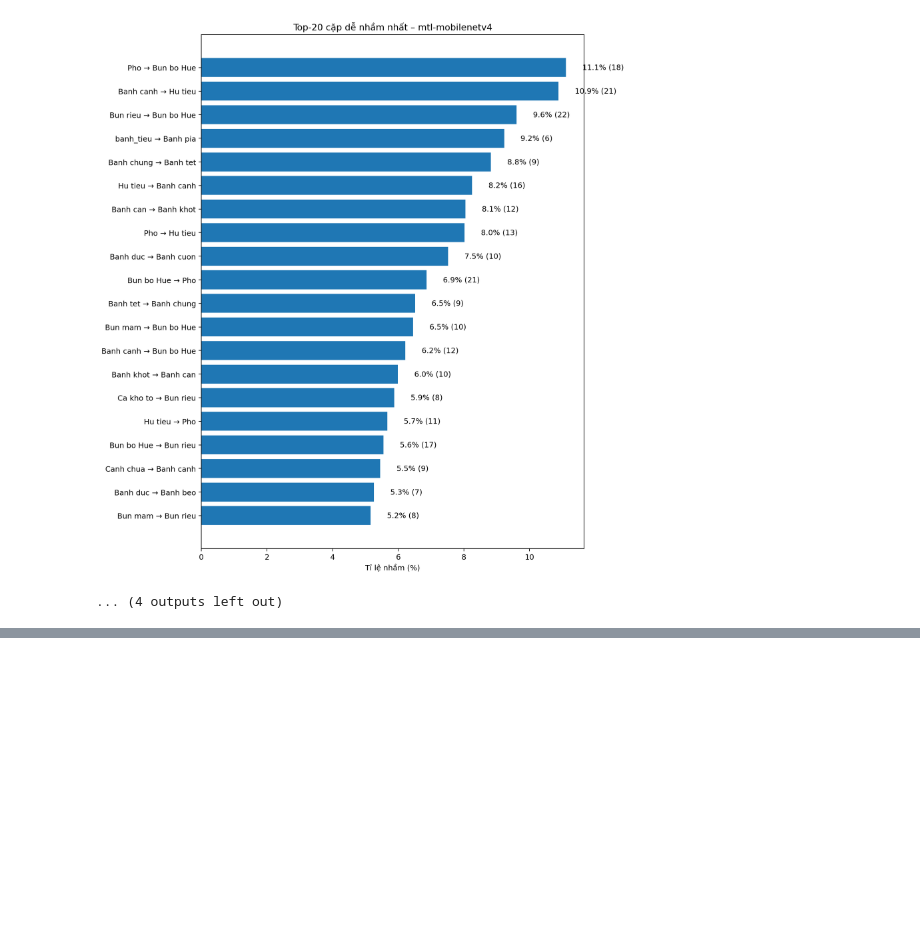
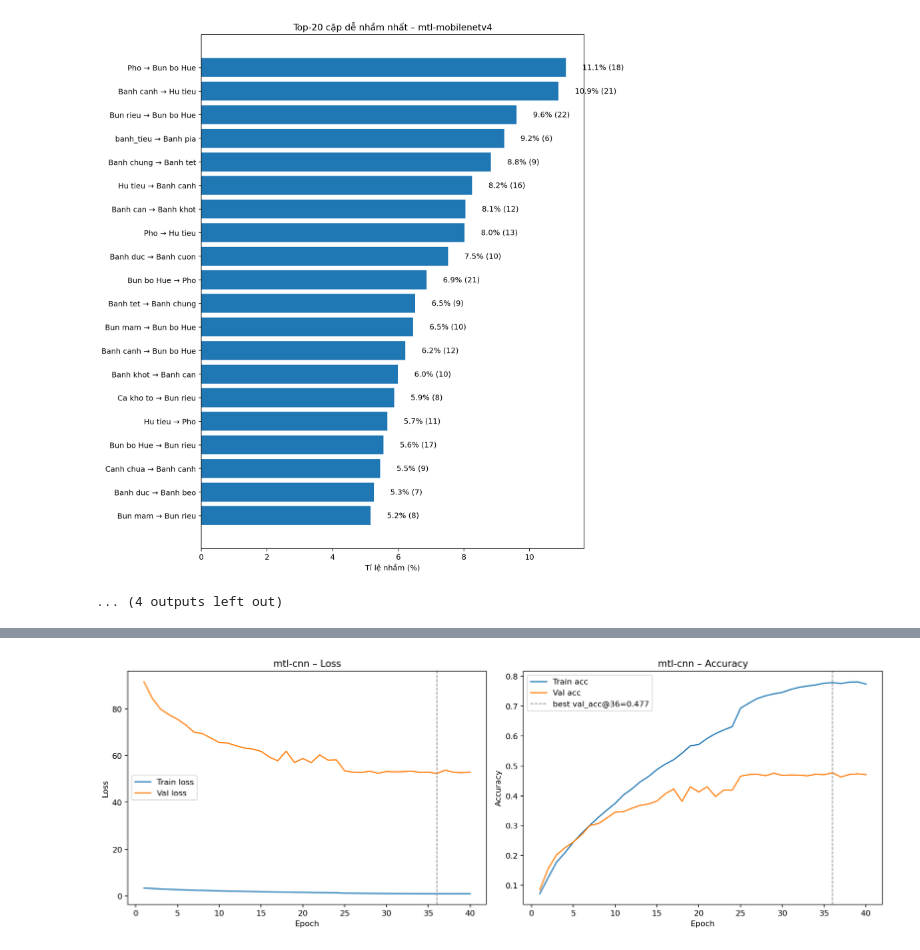
Before and after one commit to quangthai87vn/DL-DuDoan33MonAnVietNam, a Jupyter notebook: Danh Gia Mo Hinh.ipynb, the cells around one changed output, grey strips where cells are left out. Cells and saved outputs as stored; diff of their text form; code cells hidden in the pictures; blank space fills up the shorter version.

```diff
--- a/Danh Gia Mo Hinh.ipynb
+++ b/Danh Gia Mo Hinh.ipynb
@@ -396,3 +399,92 @@ evaluate_entry(RUNS_DIR)
 ✓ Saved: ./images\mtl-mobilenetv4_cm.png
 [figure]
 ... (4 outputs left out)
+# %%
+# ==== CELL 9 (REPLACE): Vẽ Loss/Accuracy CHO TẤT CẢ CÁC RUNS ====
+def pick_col(df, pats):
+    """Chọn cột đầu tiên khớp pattern (không phân biệt hoa/thường)."""
+    pats = [p.lower() for p in pats]
+    for c in df.columns:
+        cl = c.lower()
+        if any(re.search(p, cl) for p in pats):
+            return c
+    return None
+
+def plot_history_for_run(run_path, run_name):
+    # 1) tìm file log hợp lệ
+    for cand in ["history.csv", "history.json", "train_log.csv", "metrics.csv"]:
+        hp = os.path.join(run_path, cand)
+        if os.path.isfile(hp):
+            hist_path = hp
+            break
+    else:
+        print(f"[-] {run_name}: không thấy history.(csv|json)")
+        return
+
+    # 2) đọc log và chuẩn hoá cột
+    if hist_path.endswith(".json"):
+        df = pd.read_json(hist_path)
+    else:
+        df = pd.read_csv(hist_path)
+    df = df.copy()
+    df.columns = [c.strip() for c in df.columns]
+
+    # 3) epoch thực tế trong file; nếu không có cột epoch thì mặc định 1..len
+    c_epoch = pick_col(df, [r"^epoch$", r"^epochs?$"])
+    epoch = df[c_epoch].to_numpy() if c_epoch else np.arange(1, len(df)+1)
+
+    # 4) bắt các cột loss/acc “mềm”
+    c_tr_loss = pick_col(df, [r"^loss$", r"train.*loss"])
+    c_va_loss = pick_col(df, [r"val.*loss", r"valid.*loss"])
+    c_tr_acc  = pick_col(df, [r"^acc$", r"accuracy$", r"train.*acc", r"train.*accuracy"])
+    c_va_acc  = pick_col(df, [r"val.*acc", r"val.*accuracy", r"valid.*acc", r"valid.*accuracy"])
+
+    tr_loss = df[c_tr_loss].to_numpy() if c_tr_loss else None
+    va_loss = df[c_va_loss].to_numpy() if c_va_loss else None
+    tr_acc  = df[c_tr_acc].to_numpy()  if c_tr_acc  else None
+    va_acc  = df[c_va_acc].to_numpy()  if c_va_acc  else None
+
+    # 5) epoch tốt nhất để annotate
+    best_ep, note = None, ""
+    if va_acc is not None and len(va_acc) > 0:
+        best_ep = int(epoch[np.nanargmax(va_acc)])
+        note = f"best val_acc@{best_ep}={np.nanmax(va_acc):.3f}"
+    elif va_loss is not None and len(va_loss) > 0:
+        best_ep = int(epoch[np.nanargmin(va_loss)])
+        note = f"best val_loss@{best_ep}={np.nanmin(va_loss):.3f}"
+
+    # 6) vẽ 2 subplot
+    fig, ax = plt.subplots(1, 2, figsize=(14, 5), dpi=160)
+
+    # Loss
+    if tr_loss is not None: ax[0].plot(epoch, tr_loss, label="Train loss")
+    if va_loss is not None: ax[0].plot(epoch, va_loss, label="Val loss")
+    if best_ep is not None: ax[0].axvline(best_ep, ls="--", lw=1, c="gray")
+    ax[0].set_title(f"{run_name} – Loss")
+    ax[0].set_xlabel("Epoch"); ax[0].set_ylabel("Loss"); ax[0].legend()
+
+    # Accuracy
+    if tr_acc is not None: ax[1].plot(epoch, tr_acc, label="Train acc")
+    if va_acc is not None: ax[1].plot(epoch, va_acc, label="Val acc")
+    if best_ep is not None:
+        ax[1].axvline(best_ep, ls="--", lw=1, c="gray", label=note if va_acc is not None else None)
+    ax[1].set_title(f"{run_name} – Accuracy")
+    ax[1].set_xlabel("Epoch"); ax[1].set_ylabel("Accuracy"); ax[1].legend()
+
+    plt.tight_layout()
+    out_png = os.path.join(IMAGES_DIR, f"{run_name}_history.png")
+    plt.savefig(out_png, dpi=300, bbox_inches="tight")
+    plt.show()
+    print(f"✓ Đã lưu: {out_png}")
+
+# 🔁 DUYỆT HẾT TẤT CẢ RUNS và vẽ
+if not os.path.isdir(RUNS_DIR):
+    print(f"Thư mục '{RUNS_DIR}' không tồn tại.")
+else:
+    for run_name in sorted(os.listdir(RUNS_DIR)):
+        run_path = os.path.join(RUNS_DIR, run_name)
+        if not os.path.isdir(run_path):
+            continue
+        print(f"→ Vẽ lịch sử: {run_name}")
+        plot_history_for_run(run_path, run_name)
+# %% [output]
@@ -398,0 +492 @@ evaluate_entry(RUNS_DIR)
+[figure, added]
```
Also changed, not shown: parts of 4 cells of this notebook, 3 other files.
